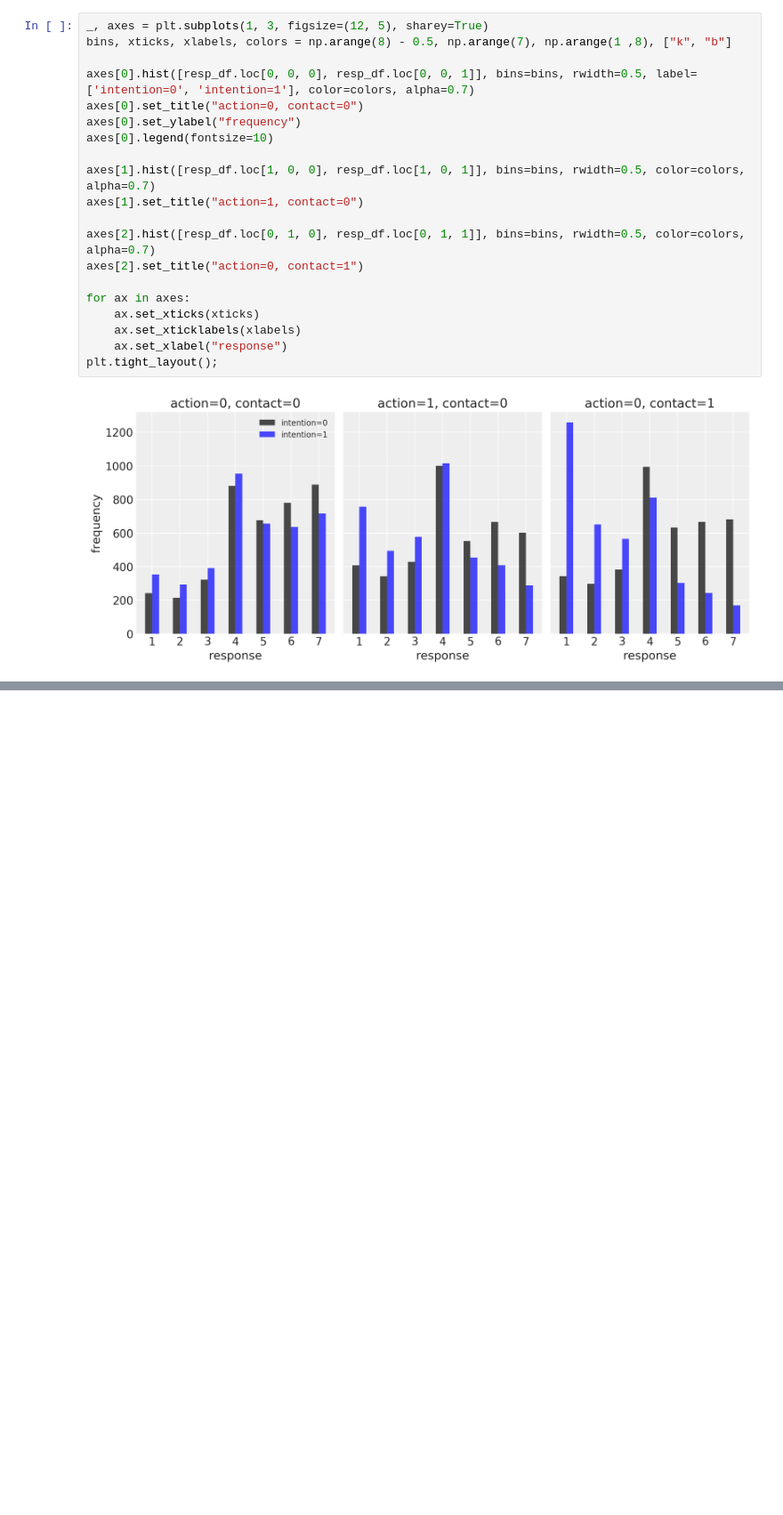
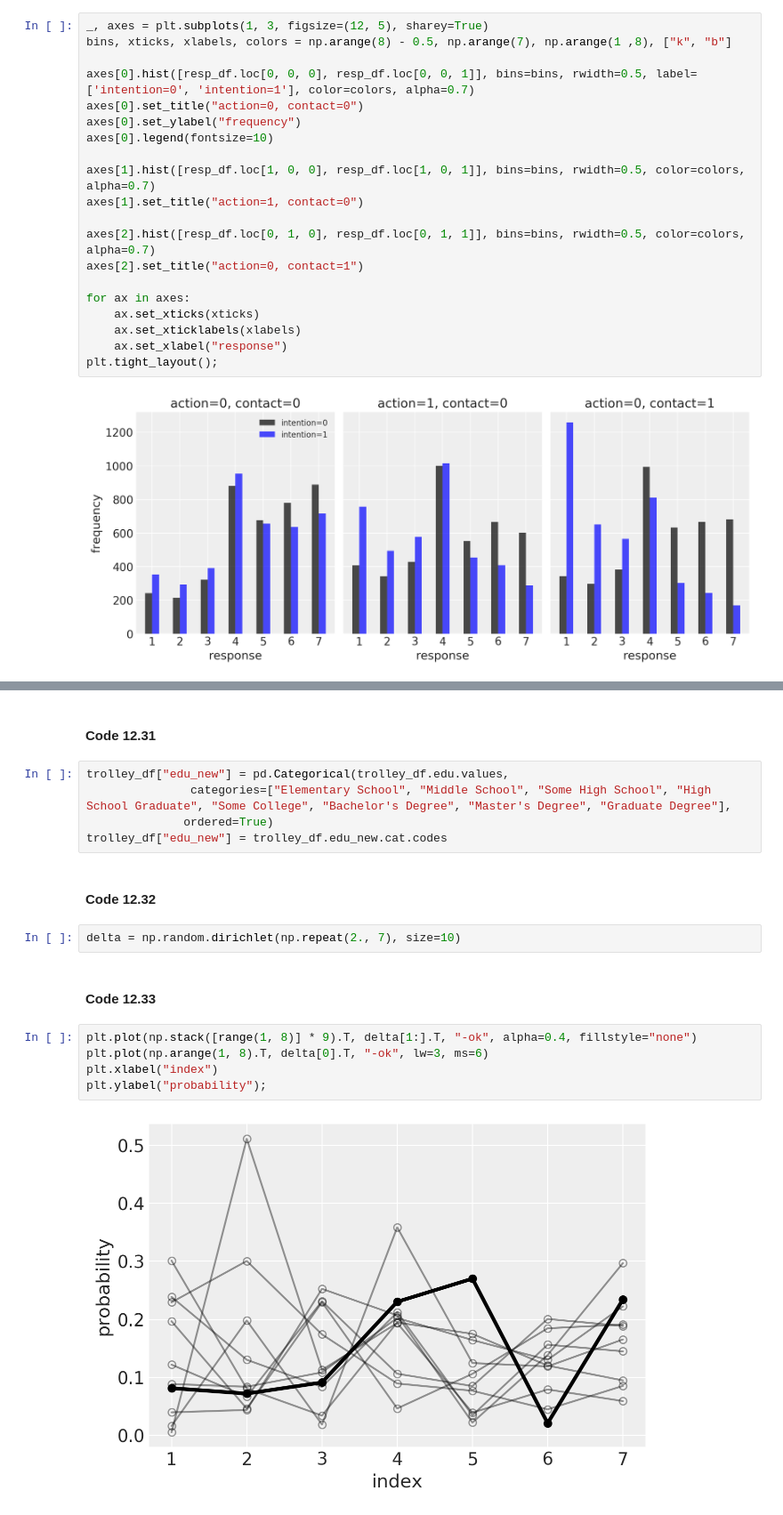
Before and after one commit to pymc-devs/pymc-resources, a Jupyter notebook: Rethinking_2/Chp_12.ipynb, the cells around one changed output, grey strips where cells are left out. Shown at 89% size. Saved outputs shown, nothing was run; the diff lists cells and outputs as text; blank space fills up the shorter version.

Commit message:
Started ordered predictors

```diff
--- a/Rethinking_2/Chp_12.ipynb
+++ b/Rethinking_2/Chp_12.ipynb
@@ -550,0 +559,20 @@ plt.tight_layout();
+# %% [markdown]
+#### Code 12.31
+# %%
+trolley_df["edu_new"] = pd.Categorical(trolley_df.edu.values,
+               categories=["Elementary School", "Middle School", "Some High School", "High School Graduate", "Some College", "Bachelor's Degree", "Master's Degree", "Graduate Degree"],
+              ordered=True)
+trolley_df["edu_new"] = trolley_df.edu_new.cat.codes
+# %% [markdown]
+#### Code 12.32
+# %%
+delta = np.random.dirichlet(np.repeat(2., 7), size=10)
+# %% [markdown]
+#### Code 12.33
+# %%
+plt.plot(np.stack([range(1, 8)] * 9).T, delta[1:].T, "-ok", alpha=0.4, fillstyle="none")
+plt.plot(np.arange(1, 8).T, delta[0].T, "-ok", lw=3, ms=6)
+plt.xlabel("index")
+plt.ylabel("probability");
+# %% [output]
+[figure, added]
```
Also changed, not shown: parts of 8 cells of this notebook.
